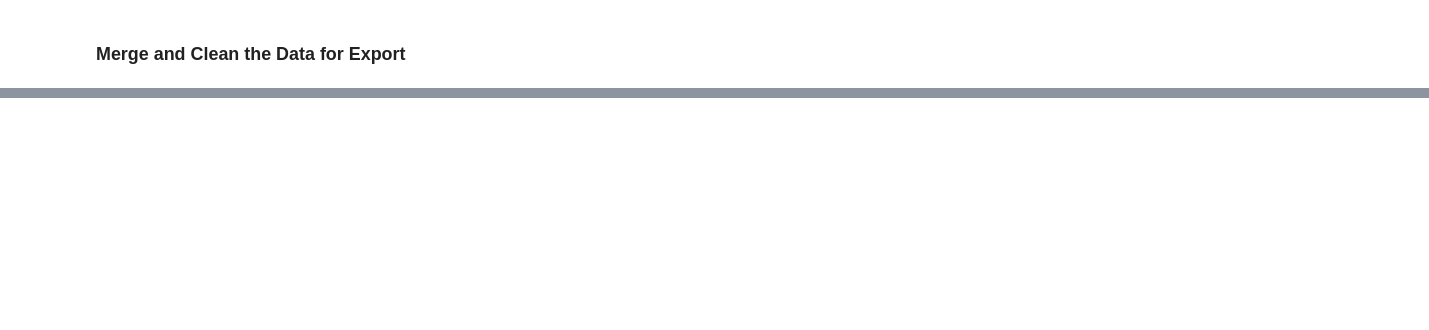
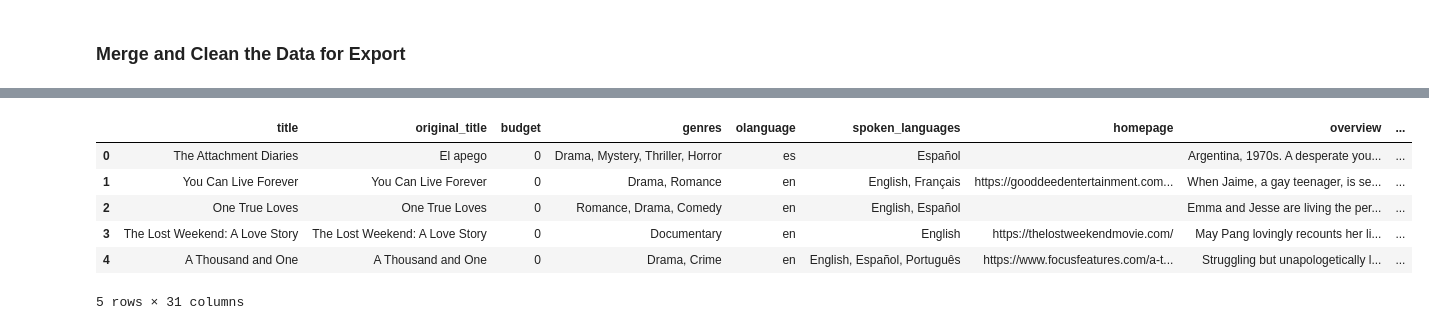
Before and after one commit to willablackmon/movie-reviews-data-sourcing, a Jupyter notebook: retrieve_movie_data.ipynb, the cells around one changed output, grey strips where cells are left out. Cells and saved outputs as stored; diff of their text form; code cells hidden in the pictures; blank space fills up the shorter version.

```diff
--- a/retrieve_movie_data.ipynb
+++ b/retrieve_movie_data.ipynb
@@ -510,3 +529,28 @@ movies_combined_df
 5 rows × 31 columns
+# %%
+# METHOD 2
+# Remove list brackets and quotation marks on the columns containing lists
+# Create a list of the columns that need fixing
+clean_columns = ['genres', 'spoken_languages']
+movies_combined_cleaned_df = movies_combined_df.copy()
+
+# # Loop through the list of columns to fix
+for col in clean_columns:
+# # Convert the column to type 'str'
+# str.join() method to concatenate the elements of the list into a single
+# string separated by a comma and a space
+    movies_combined_cleaned_df[col] = \
+    movies_combined_cleaned_df[col].apply(lambda x: ', '.join(x))
+
+# # Display the fixed DataFrame
+movies_combined_cleaned_df.head()
+# %% [output]
+|  | title | original_title | budget | genres | olanguage | spoken_languages | homepage | overview | ... |
+| 0 | The Attachment Diaries | El apego | 0 | Drama, Mystery, Thriller, Horror | es | Español |  | Argentina, 1970s. A desperate you... | ... |
+| 1 | You Can Live Forever | You Can Live Forever | 0 | Drama, Romance | en | English, Français | https://gooddeedentertainment.com... | When Jaime, a gay teenager, is se... | ... |
+| 2 | One True Loves | One True Loves | 0 | Romance, Drama, Comedy | en | English, Español |  | Emma and Jesse are living the per... | ... |
+| 3 | The Lost Weekend: A Love Story | The Lost Weekend: A Love Story | 0 | Documentary | en | English | https://thelostweekendmovie.com/ | May Pang lovingly recounts her li... | ... |
+| 4 | A Thousand and One | A Thousand and One | 0 | Drama, Crime | en | English, Español, Português | https://www.focusfeatures.com/a-t... | Struggling but unapologetically l... | ... |
+5 rows × 31 columns
 # %%
 # Drop "byline.person" column
```
Also changed, not shown: parts of 10 cells of this notebook.
